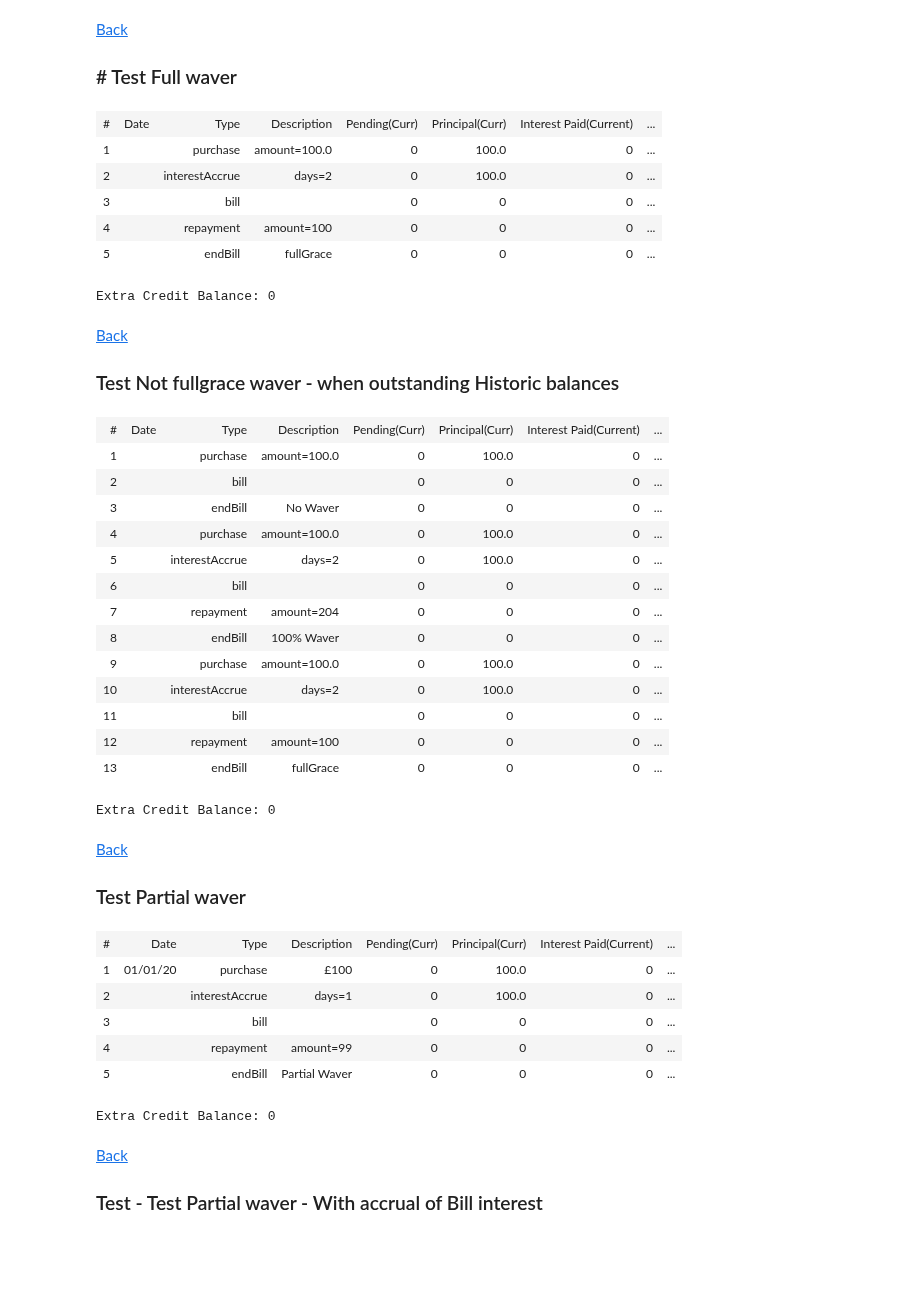
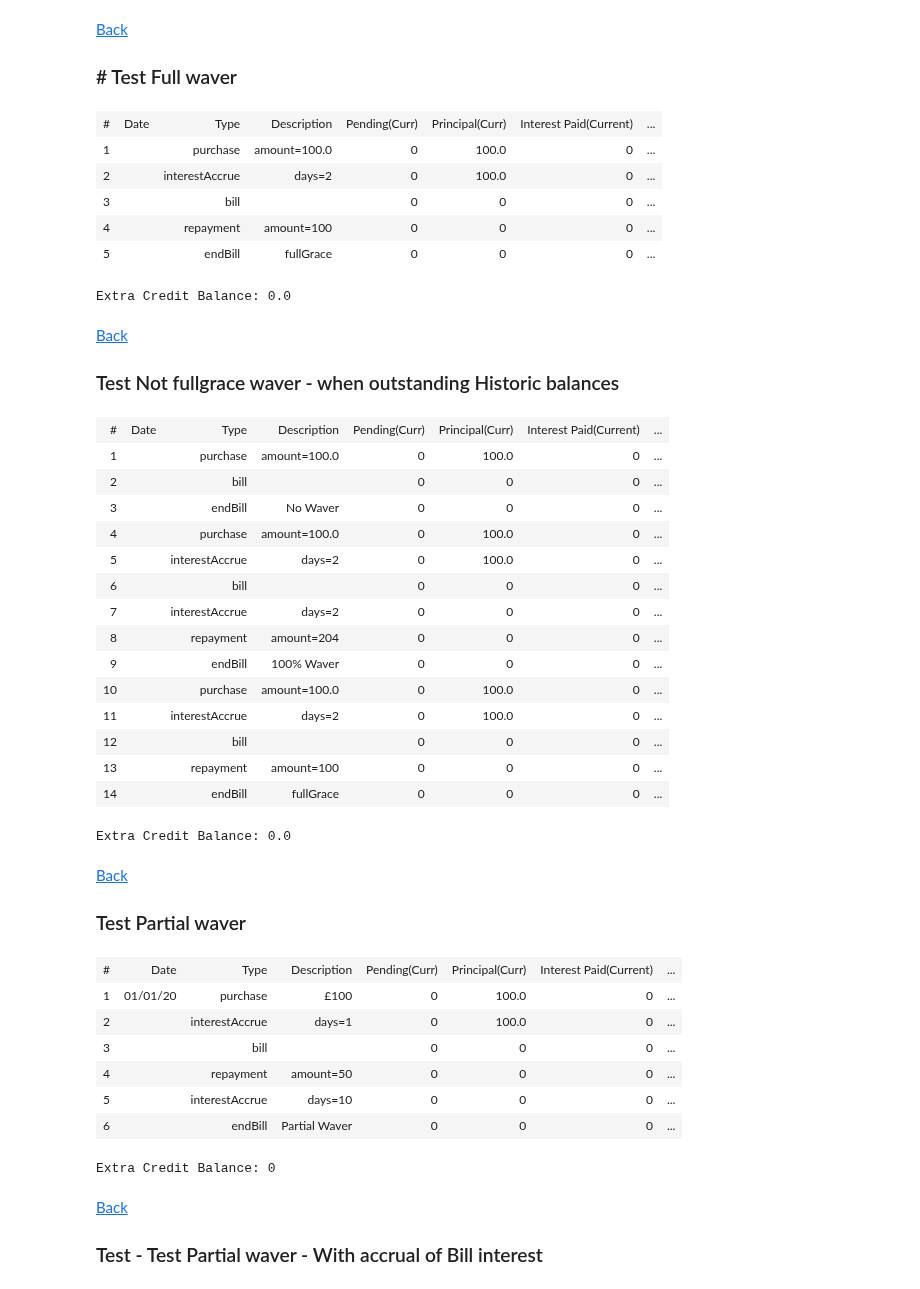
Before and after one commit to mkersh/MambuAPINotebook, a Jupyter notebook: credit-card interest wavering.ipynb, the cells around one changed output. Saved outputs shown, nothing was run; the diff lists cells and outputs as text; code cells hidden in the pictures; blank space fills up the shorter version.

```diff
--- a/credit-card interest wavering.ipynb
+++ b/credit-card interest wavering.ipynb
@@ -29,6 +29,7 @@ def resetBalances():
             "interest":0,
             "interestBilled":0,
             "principal":0,
+            "principalPending":0,
             "principalBilled":0,
             "paymentDueDate": None
         },
@@ -96,6 +97,18 @@ def repayment(obj,amount, isBill, isHistoric=False):
     else:
         # print("Historic interest paid", interestPaid)
         obj["interest"] -= interestPaid
+
+    if isHistoric==False:
+        principalPending = obj["principalPending"]
+        if principalPending > 0:
+            principalPending += leftOver
+            if principalPending < 0:
+                leftOver = principalPending
+                principalPending = 0
+            else:
+                leftOver = 0
+            obj["principalPending"] = principalPending
+
     return -leftOver
 
 def endBillPeriod():
@@ -118,6 +131,8 @@ def endBillPeriod():
         newHistoricPrincipal = 0
         extraCredit = -(billPrincipal-billInterestPaid)
         waverType = "fullGrace"
+        # Pay back interestPaid
+        cc_balances["extraCreditBalance"] += extraCredit
     else:
         # 1) calculate %bill paid:
         #    percentageBillPaid = amount_paid / (principleBilled+InterestBilled)
@@ -182,7 +197,11 @@ def applyEvent(event, date="", desc="", amount=0, numDays=0, pending=False):
         current_interest = cc_balances["currentPeriod"]["interest"]
         current_interestPaid = cc_balances["currentPeriod"].get("interestPaid",0)
         current_principal = cc_balances["currentPeriod"]["principal"]
-        current_principal += cc_balances["currentPeriod"]["principalPending"]
+        current_principalPending = 0
+        if pending==False:
+            current_principal += cc_balances["currentPeriod"]["principalPending"]
+        else:
+            current_principalPending = cc_balances["currentPeriod"]["principalPending"]
         if (historic_principal+historic_interest) > 0:
             cc_balances["currentBillPeriod"]["fullInterestGrace"] = False
         else:
@@ -191,7 +210,9 @@ def applyEvent(event, date="", desc="", amount=0, numDays=0, pending=False):
         cc_balances["currentBillPeriod"]["interest"] = historic_interest + current_interest
         cc_balances["currentBillPeriod"]["interestPaid"] = current_interestPaid
         cc_balances["currentBillPeriod"]["principal"] = historic_principal + current_principal
-        cc_balances["currentBillPeriod"]["principalBilled"] = cc_balances["currentBillPeriod"]["principal"]
+        if pending==True:
+             cc_balances["currentBillPeriod"]["principalPending"] = current_principalPending
+        cc_balances["currentBillPeriod"]["principalBilled"] = cc_balances["currentBillPeriod"]["principal"] + current_principalPending
         cc_balances["currentPeriod"]["interest"] = 0
         cc_balances["currentPeriod"]["interestPaid"] = 0
         cc_balances["currentPeriod"]["principal"] = 0
@@ -217,6 +238,7 @@ def applyEvent(event, date="", desc="", amount=0, numDays=0, pending=False):
         else:
             accrueInterest(cc_balances['historicPeriods'], num_days, interestRatePerDay)
     elif (event["type"] == "endBill"):
+        cc_balances["currentBillPeriod"]["principal"] += cc_balances["currentBillPeriod"]["principalPending"]
         desc = endBillPeriod()
     elif (event["type"] == "repayment"):
         repaymentTop(amount)
@@ -237,6 +259,7 @@ def applyEvent(event, date="", desc="", amount=0, numDays=0, pending=False):
             "interestBilled": cc_balances['currentBillPeriod']["interestBilled"],
             "interestPaid": cc_balances['currentBillPeriod'].get("interestPaid",0),
             "principal": cc_balances['currentBillPeriod']["principal"],
+            "principalPending": cc_balances['currentBillPeriod']["principalPending"],
             "principalBilled": cc_balances['currentBillPeriod']["principalBilled"],
             "paymentDueDate": cc_balances['currentBillPeriod']["paymentDueDate"]
         },
@@ -277,7 +300,7 @@ event5 = {
 def showHistory():
     global cc_balances
     evCount = 1
-    historyTable = [["#", "Date", "Type", "Description", "Pending(Curr)", "Principal(Curr)","Interest Paid(Current)", "Interest(Current)", "Principal(Bill)", "Principle Billed", "Interest Billed","Interest Paid(Bill)", "Interest(Bill)", "Principal(Hist)","Interest(Hist)"]]
+    historyTable = [["#", "Date", "Type", "Description", "Pending(Curr)", "Principal(Curr)","Interest Paid(Current)", "Interest(Current)", "Pending(Bill)", "Principal(Bill)", "Principal Billed", "Interest Billed","Interest Paid(Bill)", "Interest(Bill)", "Principal(Hist)","Interest(Hist)"]]
     for eventItem in cc_balances["event_history"]:
         evDate = eventItem["date"]
         evType = eventItem["event"]["type"]
@@ -287,6 +310,7 @@ def showHistory():
         intCurr = round(eventItem["currentPeriod"]["interest"],2)
         intPaidCurr = round(eventItem["currentPeriod"].get("interestPaid",0),2)
         prinBill = round(eventItem["currentBillPeriod"]["principal"],2)
+        prinPendingBill = round(eventItem["currentBillPeriod"]["principalPending"],2)
         prinBilled = round(eventItem["currentBillPeriod"]["principalBilled"],2)
         intBill = round(eventItem["currentBillPeriod"]["interest"],2)
         intBilled = round(eventItem["currentBillPeriod"]["interestBilled"],2)
@@ -294,7 +318,7 @@ def showHistory():
         prinHist = round(eventItem["historicPeriods"]["principal"],2)
         intHist = round(eventItem["historicPeriods"]["interest"],2)
         historyItem = []
-        historyItem.extend([evCount,evDate, evType,evDesc,prinPendingCurr, prinCurr, intPaidCurr, intCurr,prinBill, prinBilled, intBilled, intPaidBill, intBill,prinHist,intHist])
+        historyItem.extend([evCount,evDate, evType,evDesc,prinPendingCurr, prinCurr, intPaidCurr, intCurr, prinPendingBill, prinBill, prinBilled, intBilled, intPaidBill, intBill,prinHist,intHist])
         historyTable.append(historyItem)
         evCount +=1
     display(HTML(tabulate.tabulate(historyTable, tablefmt='html')))
@@ -332,7 +356,7 @@ showHistory()
 | 3 |  | bill |  | 0 | 0 | 0 | ... |
 | 4 |  | repayment | amount=100 | 0 | 0 | 0 | ... |
 | 5 |  | endBill | fullGrace | 0 | 0 | 0 | ... |
-Extra Credit Balance: 0
+Extra Credit Balance: 0.0
 # %% [markdown]
 [Back](#section1)
 <a id="section3"></a>
@@ -340,40 +364,42 @@ Extra Credit Balance: 0
 # %%
 # Test Not fullgrace waver - when outstanding Historic balances
 resetBalances()
 # Create some historic dept
 applyEvent(event2,date="") #purchase
 applyEvent(event1) #bill
 applyEvent(event4) #endBill
 # Show that for the next bill fullgrace is not available
 applyEvent(event2,date="") #purchase
 applyEvent(event3, numDays=2) #accrue
 applyEvent(event1) #bill
 # Pay the bill+Interest in full so that fullgrace applies next bill
+applyEvent(event3, numDays=2) #accrue
 applyEvent(event5,amount=204) # repayment
 applyEvent(event4) #endBill
 # Show that for next period fullgrace works
 applyEvent(event2,date="") #purchase
 applyEvent(event3, numDays=2) #accrue
 applyEvent(event1) #bill
 applyEvent(event5,amount=100)
 applyEvent(event4) #endBill
 showHistory()
 # %% [output]
 | # | Date | Type | Description | Pending(Curr) | Principal(Curr) | Interest Paid(Current) | ... |
 | 1 |  | purchase | amount=100.0 | 0 | 100.0 | 0 | ... |
 | 2 |  | bill |  | 0 | 0 | 0 | ... |
 | 3 |  | endBill | No Waver | 0 | 0 | 0 | ... |
 | 4 |  | purchase | amount=100.0 | 0 | 100.0 | 0 | ... |
 | 5 |  | interestAccrue | days=2 | 0 | 100.0 | 0 | ... |
 | 6 |  | bill |  | 0 | 0 | 0 | ... |
-| 7 |  | repayment | amount=204 | 0 | 0 | 0 | ... |
-| 8 |  | endBill | 100% Waver | 0 | 0 | 0 | ... |
-| 9 |  | purchase | amount=100.0 | 0 | 100.0 | 0 | ... |
-| 10 |  | interestAccrue | days=2 | 0 | 100.0 | 0 | ... |
-| 11 |  | bill |  | 0 | 0 | 0 | ... |
-| 12 |  | repayment | amount=100 | 0 | 0 | 0 | ... |
-| 13 |  | endBill | fullGrace | 0 | 0 | 0 | ... |
+| 7 |  | interestAccrue | days=2 | 0 | 0 | 0 | ... |
+| 8 |  | repayment | amount=204 | 0 | 0 | 0 | ... |
+| 9 |  | endBill | 100% Waver | 0 | 0 | 0 | ... |
+| 10 |  | purchase | amount=100.0 | 0 | 100.0 | 0 | ... |
+| 11 |  | interestAccrue | days=2 | 0 | 100.0 | 0 | ... |
+| 12 |  | bill |  | 0 | 0 | 0 | ... |
+| 13 |  | repayment | amount=100 | 0 | 0 | 0 | ... |
+| 14 |  | endBill | fullGrace | 0 | 0 | 0 | ... |
-Extra Credit Balance: 0
+Extra Credit Balance: 0.0
 # %% [markdown]
 [Back](#section1)
 <a id="section4"></a>
@@ -384,7 +410,8 @@ resetBalances()
 applyEvent(event2,date="01/01/20", desc="£100") #purchase
 applyEvent(event3) #accrue
 applyEvent(event1) #bill
-applyEvent(event5,amount=99) # repayment
+applyEvent(event5,amount=50) # repayment
+applyEvent(event3,numDays=10) #accrue
 applyEvent(event4) #endBill
 
 showHistory()
@@ -393,8 +420,9 @@ showHistory()
 | 1 | 01/01/20 | purchase | £100 | 0 | 100.0 | 0 | ... |
 | 2 |  | interestAccrue | days=1 | 0 | 100.0 | 0 | ... |
 | 3 |  | bill |  | 0 | 0 | 0 | ... |
-| 4 |  | repayment | amount=99 | 0 | 0 | 0 | ... |
-| 5 |  | endBill | Partial Waver | 0 | 0 | 0 | ... |
+| 4 |  | repayment | amount=50 | 0 | 0 | 0 | ... |
+| 5 |  | interestAccrue | days=10 | 0 | 0 | 0 | ... |
+| 6 |  | endBill | Partial Waver | 0 | 0 | 0 | ... |
 Extra Credit Balance: 0
 # %% [markdown]
 [Back](#section1)
```
Also changed, not shown: parts of 7 cells of this notebook, 4 other files.
